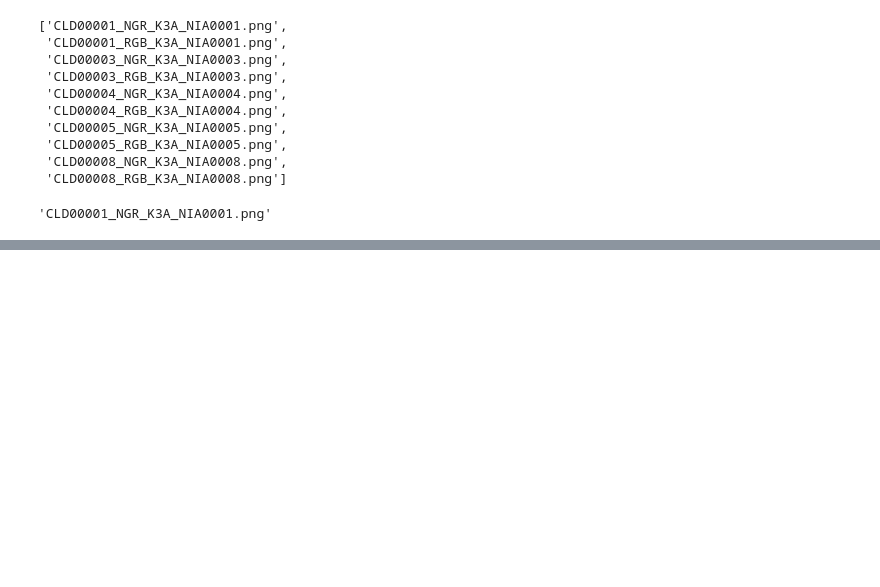
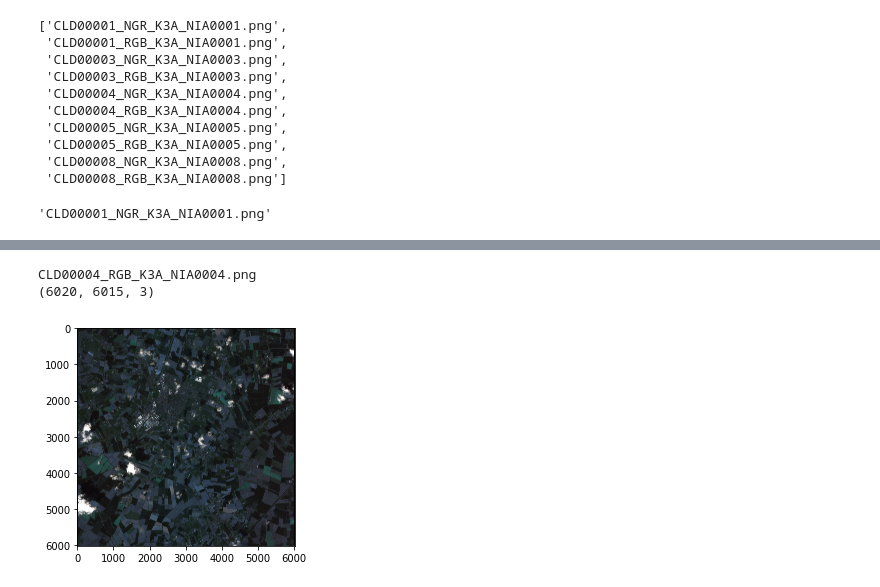
Before and after one commit to TEAM-LuckyDay/Cloud_segmentation, a Jupyter notebook: file_mount_test.ipynb, the cells around one changed output, grey strips where cells are left out. Saved outputs shown, nothing was run; the diff lists cells and outputs as text; code cells hidden in the pictures; blank space fills up the shorter version.

```diff
--- a/file_mount_test.ipynb
+++ b/file_mount_test.ipynb
@@ -71,0 +118,9 @@ True
+# %%
+rgb_img = cv2.imread(dir_path + '/' + rgb_img_path[2])
+print(rgb_img_path[2])
+print(rgb_img.shape)
+plt.imshow(rgb_img); plt.show()
+# %% [output]
+CLD00004_RGB_K3A_NIA0004.png
+(6020, 6015, 3)
+[figure, added]
```
Also changed, not shown: parts of 8 cells of this notebook.
